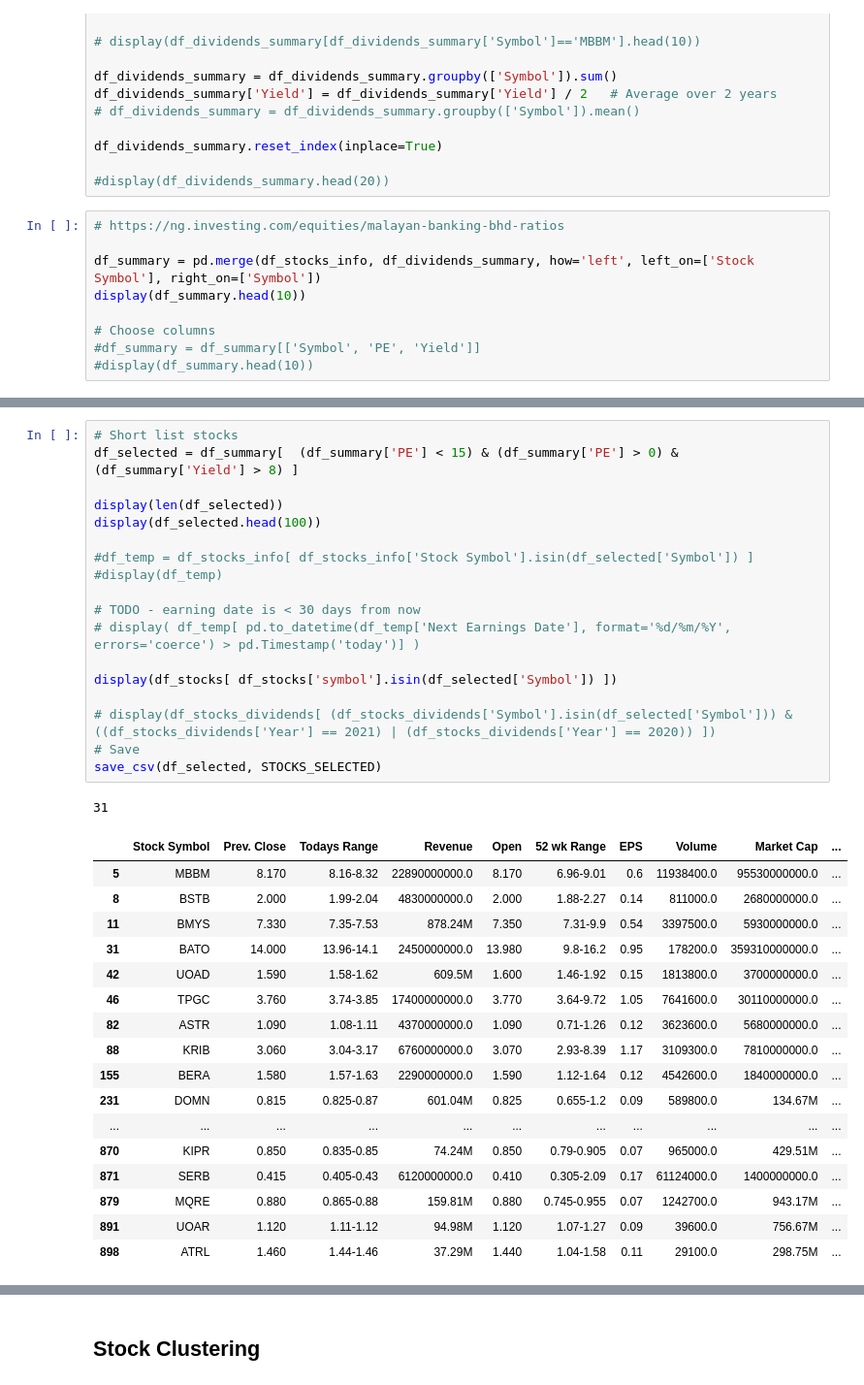
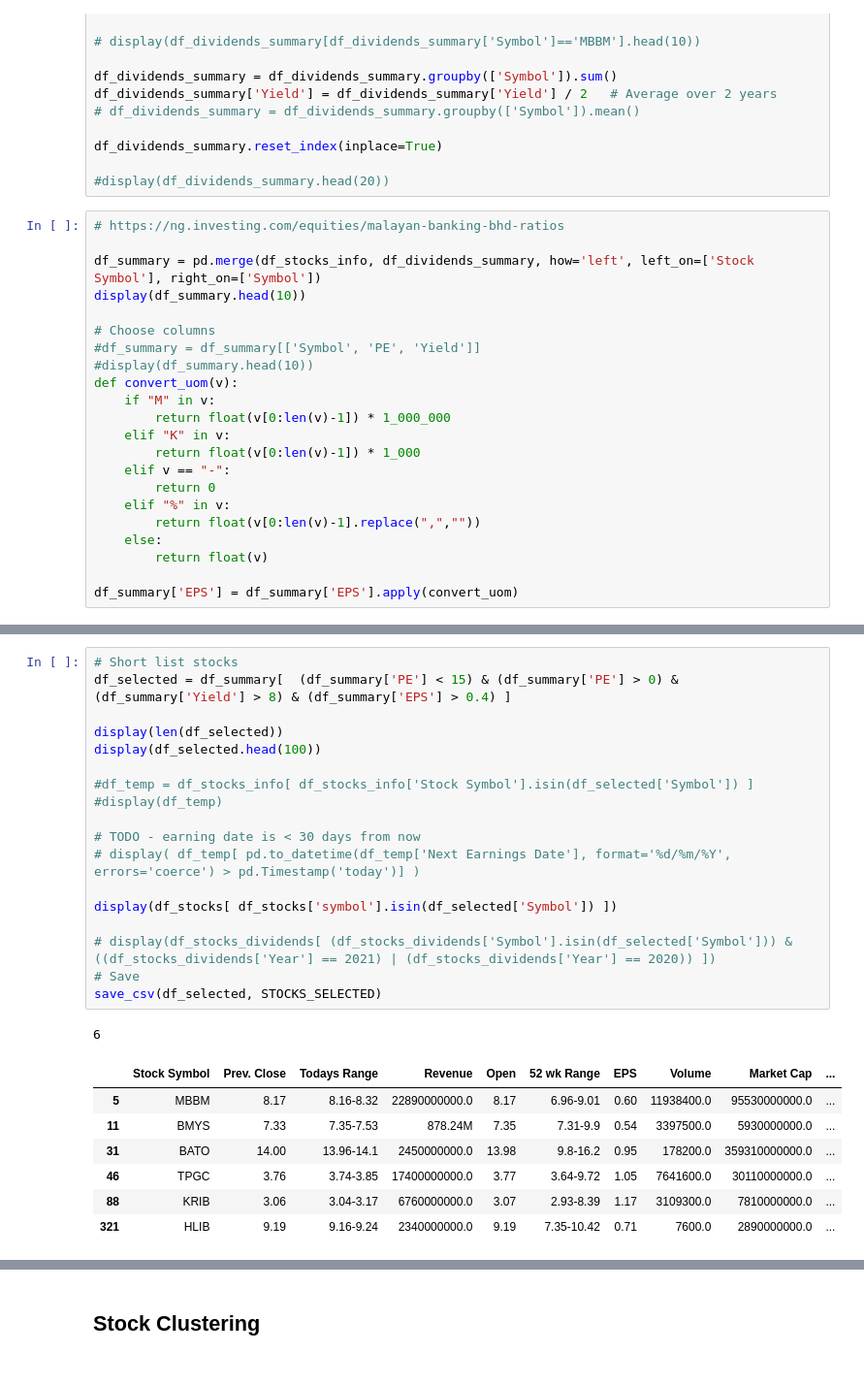
Before and after one commit to alpha2phi/jupyter-notebooks, a Jupyter notebook: nbs/02_00_stocks_selection.ipynb, the cells around one changed output, grey strips where cells are left out. Shown at 97% size. Drawn from its saved outputs; the diff is of its cells as text.

```diff
--- a/nbs/02_00_stocks_selection.ipynb
+++ b/nbs/02_00_stocks_selection.ipynb
@@ -256,6 +256,19 @@ display(df_summary.head(10))
 # Choose columns
 #df_summary = df_summary[['Symbol', 'PE', 'Yield']]
 #display(df_summary.head(10))
+def convert_uom(v):
+    if "M" in v:
+        return float(v[0:len(v)-1]) * 1_000_000
+    elif "K" in v:
+        return float(v[0:len(v)-1]) * 1_000
+    elif v == "-":
+        return 0
+    elif "%" in v:
+        return float(v[0:len(v)-1].replace(",",""))
+    else:
+        return float(v)
+
+df_summary['EPS'] = df_summary['EPS'].apply(convert_uom)
 # %% [output]
 |  | Stock Symbol | Prev. Close | Todays Range | Revenue | Open | 52 wk Range | EPS | Volume | Market Cap | ... |
 | 0 | MDCH | 0.19 | 0.19-0.195 | 490.27M | 0.19 | 0.14-0.235 | - | 498000.0 | 311.1M | ... |
@@ -270,40 +283,30 @@ display(df_summary.head(10))
 | 9 | DRBM | 1.59 | 1.6-1.65 | 14550000000.0 | 1.60 | 1.58-2.25 | 0.41 | 2419300.0 | 3070000000.0 | ... |
 # %%
 # Short list stocks
-df_selected = df_summary[  (df_summary['PE'] < 15) & (df_summary['PE'] > 0) & (df_summary['Yield'] > 8) ]
+df_selected = df_summary[  (df_summary['PE'] < 15) & (df_summary['PE'] > 0) & (df_summary['Yield'] > 8) & (df_summary['EPS'] > 0.4) ]
 
 display(len(df_selected))
 display(df_selected.head(100))
 
 #df_temp = df_stocks_info[ df_stocks_info['Stock Symbol'].isin(df_selected['Symbol']) ]
 #display(df_temp)
 
 # TODO - earning date is < 30 days from now
 # display( df_temp[ pd.to_datetime(df_temp['Next Earnings Date'], format='%d/%m/%Y', errors='coerce') > pd.Timestamp('today')] )
 
 display(df_stocks[ df_stocks['symbol'].isin(df_selected['Symbol']) ])
 
 # display(df_stocks_dividends[ (df_stocks_dividends['Symbol'].isin(df_selected['Symbol'])) &  ((df_stocks_dividends['Year'] == 2021) | (df_stocks_dividends['Year'] == 2020)) ])
 # Save
 save_csv(df_selected, STOCKS_SELECTED)
 # %% [output]
-31
+6
 |  | Stock Symbol | Prev. Close | Todays Range | Revenue | Open | 52 wk Range | EPS | Volume | Market Cap | ... |
-| 5 | MBBM | 8.170 | 8.16-8.32 | 22890000000.0 | 8.170 | 6.96-9.01 | 0.6 | 11938400.0 | 95530000000.0 | ... |
-| 8 | BSTB | 2.000 | 1.99-2.04 | 4830000000.0 | 2.000 | 1.88-2.27 | 0.14 | 811000.0 | 2680000000.0 | ... |
-| 11 | BMYS | 7.330 | 7.35-7.53 | 878.24M | 7.350 | 7.31-9.9 | 0.54 | 3397500.0 | 5930000000.0 | ... |
-| 31 | BATO | 14.000 | 13.96-14.1 | 2450000000.0 | 13.980 | 9.8-16.2 | 0.95 | 178200.0 | 359310000000.0 | ... |
-| 42 | UOAD | 1.590 | 1.58-1.62 | 609.5M | 1.600 | 1.46-1.92 | 0.15 | 1813800.0 | 3700000000.0 | ... |
-| 46 | TPGC | 3.760 | 3.74-3.85 | 17400000000.0 | 3.770 | 3.64-9.72 | 1.05 | 7641600.0 | 30110000000.0 | ... |
-| 82 | ASTR | 1.090 | 1.08-1.11 | 4370000000.0 | 1.090 | 0.71-1.26 | 0.12 | 3623600.0 | 5680000000.0 | ... |
-| 88 | KRIB | 3.060 | 3.04-3.17 | 6760000000.0 | 3.070 | 2.93-8.39 | 1.17 | 3109300.0 | 7810000000.0 | ... |
-| 155 | BERA | 1.580 | 1.57-1.63 | 2290000000.0 | 1.590 | 1.12-1.64 | 0.12 | 4542600.0 | 1840000000.0 | ... |
-| 231 | DOMN | 0.815 | 0.825-0.87 | 601.04M | 0.825 | 0.655-1.2 | 0.09 | 589800.0 | 134.67M | ... |
-| ... | ... | ... | ... | ... | ... | ... | ... | ... | ... | ... |
-| 870 | KIPR | 0.850 | 0.835-0.85 | 74.24M | 0.850 | 0.79-0.905 | 0.07 | 965000.0 | 429.51M | ... |
-| 871 | SERB | 0.415 | 0.405-0.43 | 6120000000.0 | 0.410 | 0.305-2.09 | 0.17 | 61124000.0 | 1400000000.0 | ... |
-| 879 | MQRE | 0.880 | 0.865-0.88 | 159.81M | 0.880 | 0.745-0.955 | 0.07 | 1242700.0 | 943.17M | ... |
-| 891 | UOAR | 1.120 | 1.11-1.12 | 94.98M | 1.120 | 1.07-1.27 | 0.09 | 39600.0 | 756.67M | ... |
-| 898 | ATRL | 1.460 | 1.44-1.46 | 37.29M | 1.440 | 1.04-1.58 | 0.11 | 29100.0 | 298.75M | ... |
+| 5 | MBBM | 8.17 | 8.16-8.32 | 22890000000.0 | 8.17 | 6.96-9.01 | 0.60 | 11938400.0 | 95530000000.0 | ... |
+| 11 | BMYS | 7.33 | 7.35-7.53 | 878.24M | 7.35 | 7.31-9.9 | 0.54 | 3397500.0 | 5930000000.0 | ... |
+| 31 | BATO | 14.00 | 13.96-14.1 | 2450000000.0 | 13.98 | 9.8-16.2 | 0.95 | 178200.0 | 359310000000.0 | ... |
+| 46 | TPGC | 3.76 | 3.74-3.85 | 17400000000.0 | 3.77 | 3.64-9.72 | 1.05 | 7641600.0 | 30110000000.0 | ... |
+| 88 | KRIB | 3.06 | 3.04-3.17 | 6760000000.0 | 3.07 | 2.93-8.39 | 1.17 | 3109300.0 | 7810000000.0 | ... |
+| 321 | HLIB | 9.19 | 9.16-9.24 | 2340000000.0 | 9.19 | 7.35-10.42 | 0.71 | 7600.0 | 2890000000.0 | ... |
 |  | country | name | full_name | isin | currency | symbol |
 | 5 | malaysia | Malayan Banking | Malayan Banking Bhd | MYL1155OO000 | MYR | MBBM |
```
Also changed, not shown: parts of 1 cell of this notebook, 2 other files.
